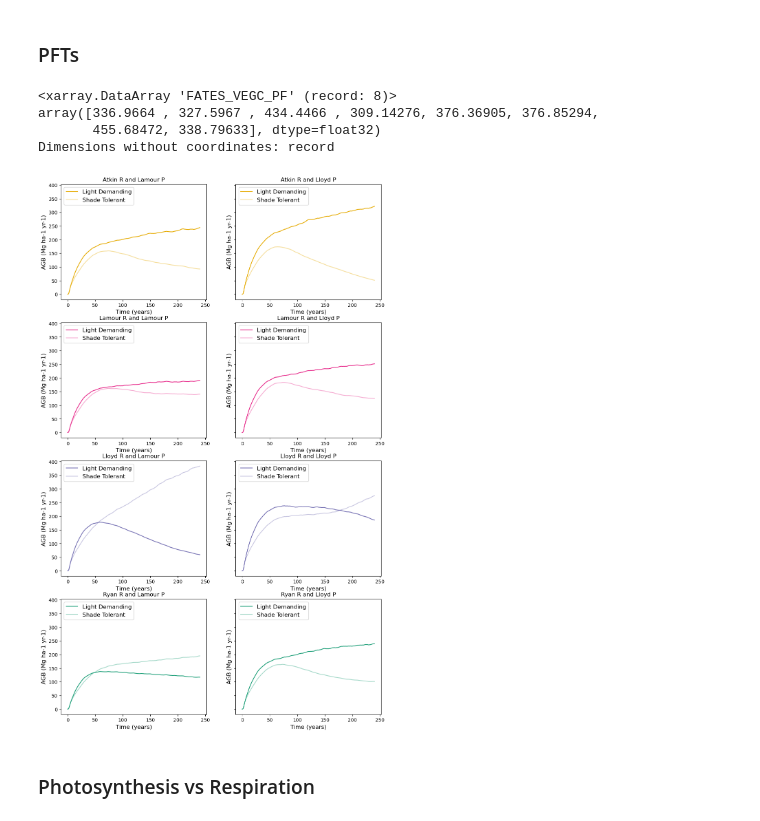
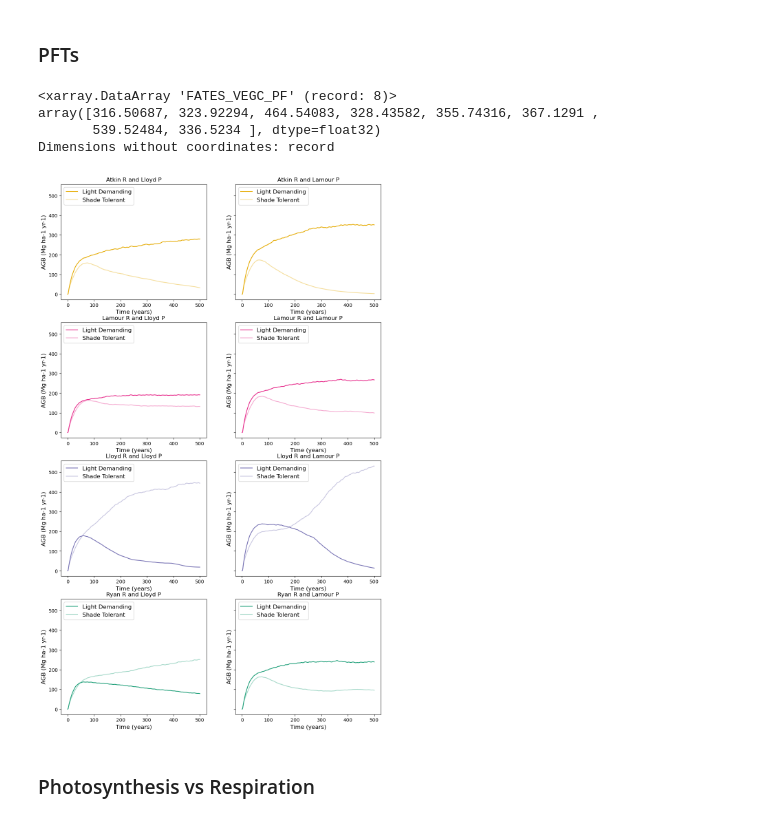
Before and after one commit to dey3434/suli_internship, a Jupyter notebook: SULI Project - Benchmarking and Testing.ipynb, the cells around one changed output. Saved outputs shown, nothing was run; the diff lists cells and outputs as text; code cells hidden in the pictures.

```diff
--- a/SULI Project - Benchmarking and Testing.ipynb
+++ b/SULI Project - Benchmarking and Testing.ipynb
@@ -114,7 +114,14 @@ bcie2time = bcie2.variables['time'] / 365
 #bcie3 = '/Users/sharmiladey/Desktop/bci_ensemble_2pfts_vert_scaling_slatop1.5.Eb645be3aa2-Ff47577fa.2023-07-05.h0.ensemble.sofar.nc'
 #first run with all 8 models! has a fates bug tho
 #bcie3 = '/Users/sharmiladey/Desktop/bci_ensemble_2pfts_vert_vcmax_scaling.Eb645be3aa2-F00b6500c.2023-07-14.h0.ensemble.sofar.nc'
-bcie3 = '/Users/sharmiladey/Desktop/bci_ensemble_2pfts_vert_vcmax_scaling.Eb645be3aa2-F2cdbefb8.2023-07-17.h0.ensemble.sofar.nc'
+#250 years, all 8 models
+#bcie3 = '/Users/sharmiladey/Desktop/bci_ensemble_2pfts_vert_vcmax_scaling.Eb645be3aa2-F2cdbefb8.2023-07-17.h0.ensemble.sofar.nc'
+#500 years, all 8 models, finished version of previous bcie3
+#bcie3 = '/Users/sharmiladey/Desktop/bci_ensemble_2pfts_vert_vcmax_scaling.Eb645be3aa2-F2cdbefb8.2023-07-25.h0.ensemble.sofar.nc'
+#300 years new history output variable
+#bcie3 = '/Users/sharmiladey/Desktop/bci_ensemble_2pfts_vert_vcmax_scaling.Eb645be3aa2-F93377650.2023-07-25.h0.ensemble.sofar.nc'
+#500 version of model above
+bcie3 = '/Users/sharmiladey/Desktop/bci_ensemble_2pfts_vert_vcmax_scaling.Eb645be3aa2-F93377650.2023-07-28.h0.ensemble.sofar.nc'
 bcie3 = xr.open_dataset(bcie3, decode_times=False)
 bcie3time = bcie3.variables['time'] / 365
 
@@ -777,12 +789,12 @@ bcie_agb_st2 = bcie_agb2.isel(fates_levpft=1)
 
 fig1, ((f1ax0, f1ax1), (f1ax2, f1ax3), (f1ax4, f1ax5), (f1ax6, f1ax7)) = plt.subplots(nrows=4, ncols=2, figsize=(12, 20), sharey=True)
 
-#Atkin R Lamour P
+#Atkin R Lloyd P
 f1ax0.plot(bcie3time, bcie_agb_ld2[0,:], label = 'Light Demanding', color=colormap2[7])
 f1ax0.plot(bcie3time, bcie_agb_st2[0,:], label = 'Shade Tolerant', color=colormap2[7], alpha = 0.4)
 f1ax0.set_xlabel(r'Time (years)', fontsize=12)
 f1ax0.set_ylabel(r'AGB (Mg ha-1 yr-1)', fontsize=12)
-f1ax0.set_title(r'Atkin R and Lamour P')
+f1ax0.set_title(r'Atkin R and Lloyd P')
 f1ax0.legend(prop={'size':12}, loc = "upper left")
 
 #Atkin R Lamour P
@@ -790,15 +802,15 @@ f1ax1.plot(bcie3time, bcie_agb_ld2[4,:], label = 'Light Demanding', color=colorm
 f1ax1.plot(bcie3time, bcie_agb_st2[4,:], label = 'Shade Tolerant', color=colormap2[7], alpha = 0.4)
 f1ax1.set_xlabel(r'Time (years)', fontsize=12)
 f1ax1.set_ylabel(r'AGB (Mg ha-1 yr-1)', fontsize=12)
-f1ax1.set_title(r'Atkin R and Lloyd P')
+f1ax1.set_title(r'Atkin R and Lamour P')
 f1ax1.legend(prop={'size':12}, loc = "upper left")
 
-#Lamour R Lamour P
+#Lamour R Lloyd P
 f1ax2.plot(bcie3time, bcie_agb_ld2[1,:], label='Light Demanding', color=colormap2[4])
 f1ax2.plot(bcie3time, bcie_agb_st2[1,:], label='Shade Tolerant', color=colormap2[4], alpha=0.4)
 f1ax2.set_xlabel(r'Time (years)', fontsize=12)
 f1ax2.set_ylabel(r'AGB (Mg ha-1 yr-1)', fontsize=12)
-f1ax2.set_title(r'Lamour R and Lamour P')
+f1ax2.set_title(r'Lamour R and Lloyd P')
 f1ax2.legend(prop={'size':12}, loc = "upper left")
 
 #Lamour R Lamour P
@@ -806,53 +818,53 @@ f1ax3.plot(bcie3time, bcie_agb_ld2[5,:], label='Light Demanding', color=colormap
 f1ax3.plot(bcie3time, bcie_agb_st2[5,:], label='Shade Tolerant', color=colormap2[4], alpha=0.4)
 f1ax3.set_xlabel(r'Time (years)', fontsize=12)
 f1ax3.set_ylabel(r'AGB (Mg ha-1 yr-1)', fontsize=12)
-f1ax3.set_title(r'Lamour R and Lloyd P')
+f1ax3.set_title(r'Lamour R and Lamour P')
 f1ax3.legend(prop={'size':12}, loc = "upper left")
 
-#Lloyd R Lamour P
+#Lloyd R Lloyd P
 f1ax4.plot(bcie3time, bcie_agb_ld2[2,:], label='Light Demanding', color=colormap2[3])
 f1ax4.plot(bcie3time, bcie_agb_st2[2,:], label='Shade Tolerant', color=colormap2[3], alpha=0.4)
 f1ax4.set_xlabel(r'Time (years)', fontsize=12)
 f1ax4.set_ylabel(r'AGB (Mg ha-1 yr-1)', fontsize=12)
-f1ax4.set_title(r'Lloyd R and Lamour P')
+f1ax4.set_title(r'Lloyd R and Lloyd P')
 f1ax4.legend(prop={'size':12}, loc = "upper left")
 
 #Lloyd R Lamour P
 f1ax5.plot(bcie3time, bcie_agb_ld2[6,:], label='Light Demanding', color=colormap2[3])
 f1ax5.plot(bcie3time, bcie_agb_st2[6,:], label='Shade Tolerant', color=colormap2[3], alpha=0.4)
 f1ax5.set_xlabel(r'Time (years)', fontsize=12)
 f1ax5.set_ylabel(r'AGB (Mg ha-1 yr-1)', fontsize=12)
-f1ax5.set_title(r'Lloyd R and Lloyd P')
+f1ax5.set_title(r'Lloyd R and Lamour P')
 f1ax5.legend(prop={'size':12}, loc = "upper left")
 
-#Ryan R Lamour P
+#Ryan R Lloyd P
 f1ax6.plot(bcie3time, bcie_agb_ld2[3,:], label='Light Demanding', color=colormap2[0])
 f1ax6.plot(bcie3time, bcie_agb_st2[3,:], label='Shade Tolerant', color=colormap2[0], alpha=0.4)
 f1ax6.set_xlabel(r'Time (years)', fontsize=12)
 f1ax6.set_ylabel(r'AGB (Mg ha-1 yr-1)', fontsize=12)
-f1ax6.set_title(r'Ryan R and Lamour P')
+f1ax6.set_title(r'Ryan R and Lloyd P')
 f1ax6.legend(prop={'size':12}, loc = "upper left")
 
 #Ryan R Lamour P
 f1ax7.plot(bcie3time, bcie_agb_ld2[7,:], label='Light Demanding', color=colormap2[0])
 f1ax7.plot(bcie3time, bcie_agb_st2[7,:], label='Shade Tolerant', color=colormap2[0], alpha=0.4)
 f1ax7.set_xlabel(r'Time (years)', fontsize=12)
 f1ax7.set_ylabel(r'AGB (Mg ha-1 yr-1)', fontsize=12)
-f1ax7.set_title(r'Ryan R and Lloyd P')
+f1ax7.set_title(r'Ryan R and Lamour P')
 f1ax7.legend(prop={'size':12}, loc = "upper left")
 
 totalagb = bcie3.FATES_VEGC_PF * (10000 / 1000)
 totalagb = np.squeeze(totalagb.sum(dim='fates_levpft'))
 totalagb = totalagb.isel(time=slice(tave_start,tave_stop))
 totalagb = totalagb.mean(dim="time")
 
 print(totalagb)
 # %% [output]
 <xarray.DataArray 'FATES_VEGC_PF' (record: 8)>
-array([336.9664 , 327.5967 , 434.4466 , 309.14276, 376.36905, 376.85294,
-       455.68472, 338.79633], dtype=float32)
+array([316.50687, 323.92294, 464.54083, 328.43582, 355.74316, 367.1291 ,
+       539.52484, 336.5234 ], dtype=float32)
 Dimensions without coordinates: record
-[figure, old version]
+[figure, new version]
 # %% [markdown]
 ### Photosynthesis vs Respiration
 # %%
```
Also changed, not shown: parts of 26 cells of this notebook.
